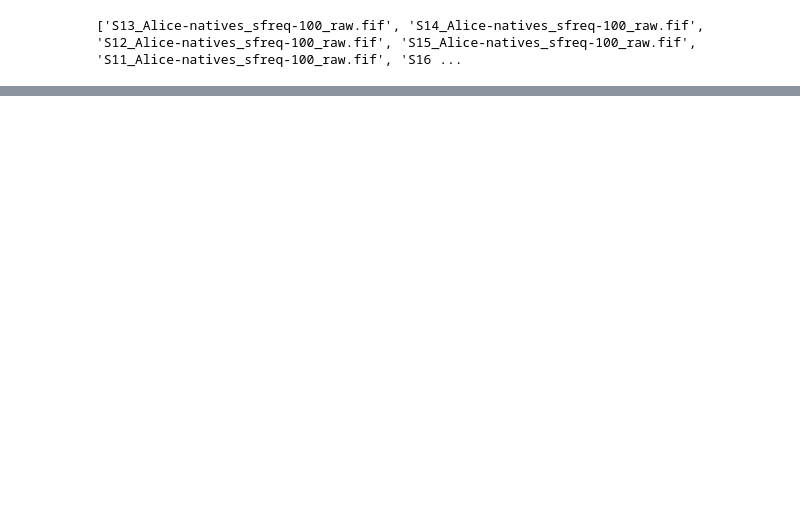
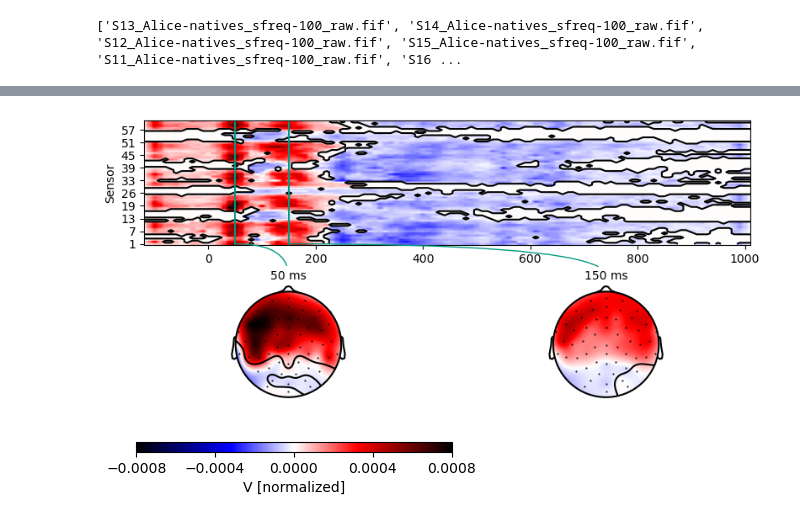
Before and after one commit to DHCLAIRE/ICN_related, a Jupyter notebook: Thesis/Alice_ESLs_analysis.ipynb, the cells around one changed output, grey strips where cells are left out. Saved outputs shown, nothing was run; the diff lists cells and outputs as text; code cells hidden in the pictures; blank space fills up the shorter version.

```diff
--- a/Thesis/Alice_ESLs_analysis.ipynb
+++ b/Thesis/Alice_ESLs_analysis.ipynb
@@ -111,0 +192,6 @@ FileNotFoundError: [Errno 2] No such file or directory: '/Volumes/Neurolang_1/Ma
+# %%
+p = eelbrain.plot.TopoArray(trf_envelope,t=[0.05, 0.15], clip='circle', cmap='xpolar', h=4, w = 8) #, t=[0.08, 0.16, 0.22, 0.45]
+cb = p.plot_colorbar(width=0.1)
+# %% [output]
+[figure, added]
+[figure, added]
```
Also changed, not shown: parts of 4 cells of this notebook.
